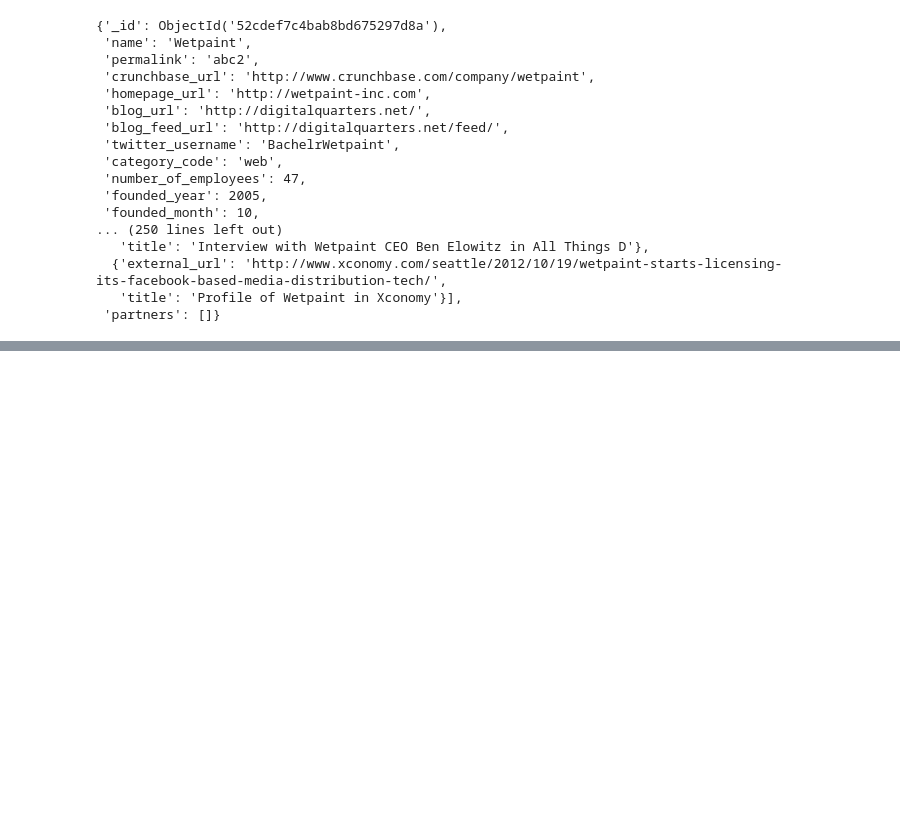
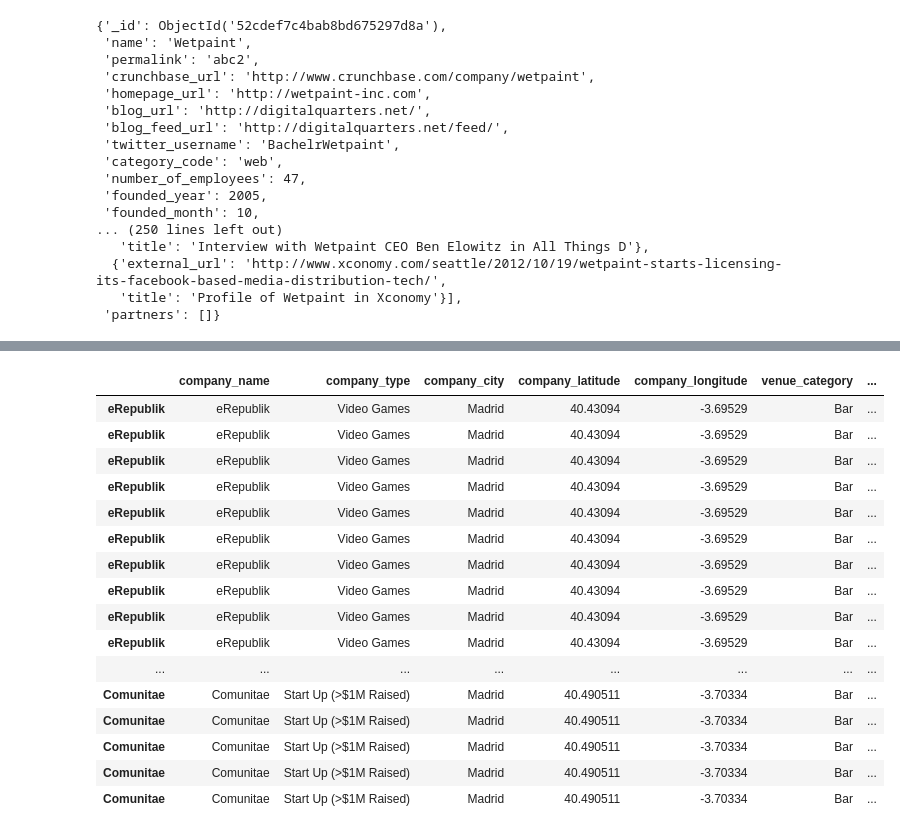
Before and after one commit to edwardrodgermartinez/Geojson-for-Relocating-a-Startup-Office, a Jupyter notebook: project3notebook.ipynb, the cells around one changed output, grey strips where cells are left out. Drawn from its saved outputs; the diff is of its cells as text; code cells hidden in the pictures; blank space fills up the shorter version.

```diff
--- a/project3notebook.ipynb
+++ b/project3notebook.ipynb
@@ -96,0 +185,11 @@ result
+# %%
+condition1 = {"category_code": "games_video"} #vid game design
+condition2 = {f"number_of_employees": {"$lt": 200}} #start-up characteristic
+condition3 = {f"founded_year": {"$gte": 2010}} #start-up characteristic
+regex_pattern = re.compile(r'\d+\.\d+M')
+condition4 = {"total_money_raised": {"$regex": regex_pattern}}# Query condition to match companies with at least 1 million raised
+condition5 = {f"offices.country_code": {"$in": ["ESP", "GBR", "FRA"]}}
+condition6 = {"offices.city": "Madrid"}
+
+madrid_startups = list(c.find({"$and": [condition6, condition2, condition4]}, projection = {"_id":0, "name":1, "offices.city":1, "total_money_raised":1, "number_of_employees":1, "category_code": 1, "offices.latitude":1, "offices.longitude":1}))
+madrid_startups
@@ -96,0 +214,3 @@ result
+# %%
+madrid_vidgames = list(c.find({"$and": [condition6, condition1]}, projection = {"_id":0, "name":1, "offices.city":1, "total_money_raised":1, "number_of_employees":1, "category_code": 1, "offices.latitude":1, "offices.longitude":1}))
+madrid_vidgames
@@ -96,0 +245,9 @@ result
+# %%
+def foursquare_bar (lat, lon, sort = "DISTANCE"):
+    url = f"https://api.foursquare.com/v3/places/search?query=bar&ll={lat}%2C{lon}&radius=1000&sort=DISTANCE&limit=10"
+    headers = {
+        "accept": "application/json",
+        "Authorization": "fsq3zJlP+zylHII9gRWfq9KurwhB8+0LPJw/XnnFyamdXaE="}
+
+    response = requests.get(url, headers=headers)
+    return response.json()
@@ -96,0 +354,20 @@ result
+# %%
+vidgame_startup_bars()
+# %% [output]
+|  | company_name | company_type | company_city | company_latitude | company_longitude | venue_category | ... |
+| eRepublik | eRepublik | Video Games | Madrid | 40.43094 | -3.69529 | Bar | ... |
+| eRepublik | eRepublik | Video Games | Madrid | 40.43094 | -3.69529 | Bar | ... |
+| eRepublik | eRepublik | Video Games | Madrid | 40.43094 | -3.69529 | Bar | ... |
+| eRepublik | eRepublik | Video Games | Madrid | 40.43094 | -3.69529 | Bar | ... |
+| eRepublik | eRepublik | Video Games | Madrid | 40.43094 | -3.69529 | Bar | ... |
+| eRepublik | eRepublik | Video Games | Madrid | 40.43094 | -3.69529 | Bar | ... |
+| eRepublik | eRepublik | Video Games | Madrid | 40.43094 | -3.69529 | Bar | ... |
+| eRepublik | eRepublik | Video Games | Madrid | 40.43094 | -3.69529 | Bar | ... |
+| eRepublik | eRepublik | Video Games | Madrid | 40.43094 | -3.69529 | Bar | ... |
+| eRepublik | eRepublik | Video Games | Madrid | 40.43094 | -3.69529 | Bar | ... |
+| ... | ... | ... | ... | ... | ... | ... | ... |
+| Comunitae | Comunitae | Start Up (>$1M Raised) | Madrid | 40.490511 | -3.70334 | Bar | ... |
+| Comunitae | Comunitae | Start Up (>$1M Raised) | Madrid | 40.490511 | -3.70334 | Bar | ... |
+| Comunitae | Comunitae | Start Up (>$1M Raised) | Madrid | 40.490511 | -3.70334 | Bar | ... |
+| Comunitae | Comunitae | Start Up (>$1M Raised) | Madrid | 40.490511 | -3.70334 | Bar | ... |
+| Comunitae | Comunitae | Start Up (>$1M Raised) | Madrid | 40.490511 | -3.70334 | Bar | ... |
```
Also changed, not shown: parts of 28 cells of this notebook.
